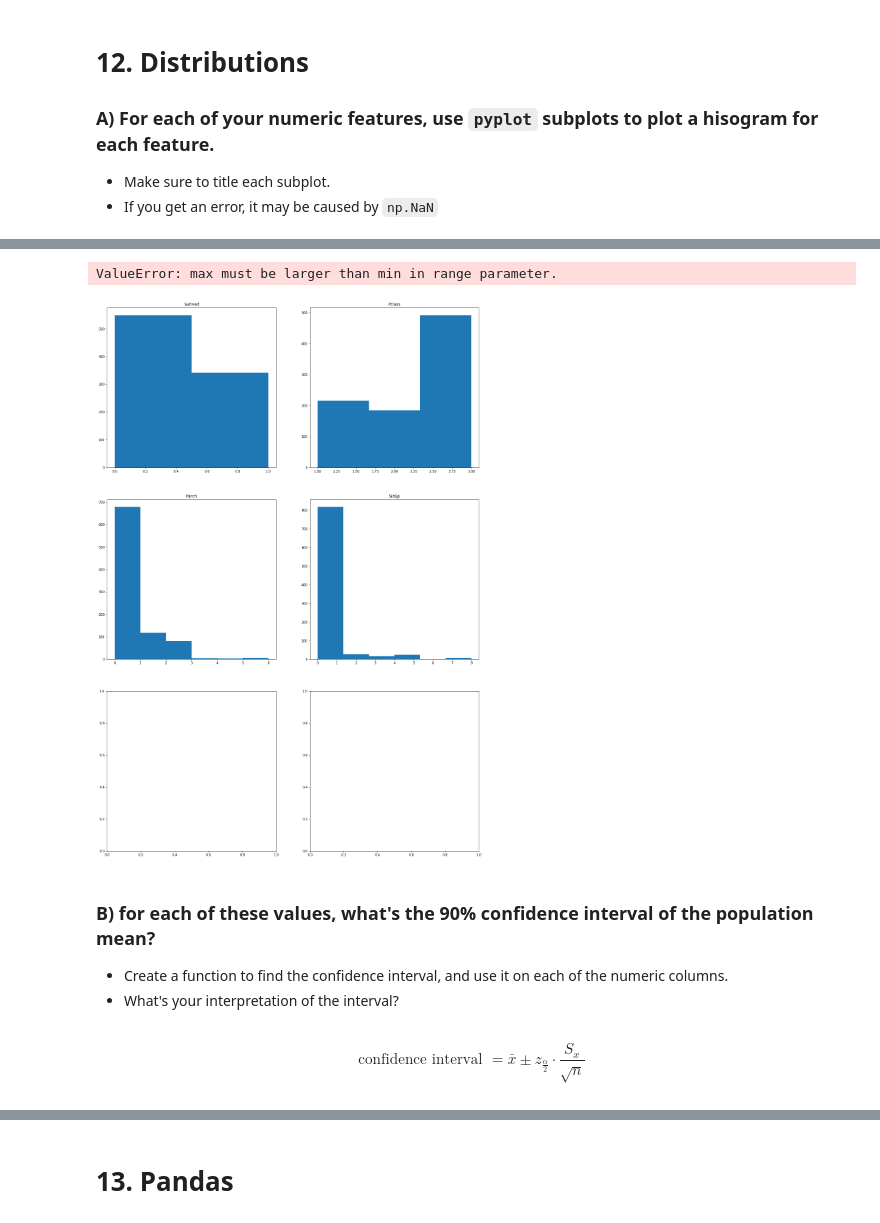
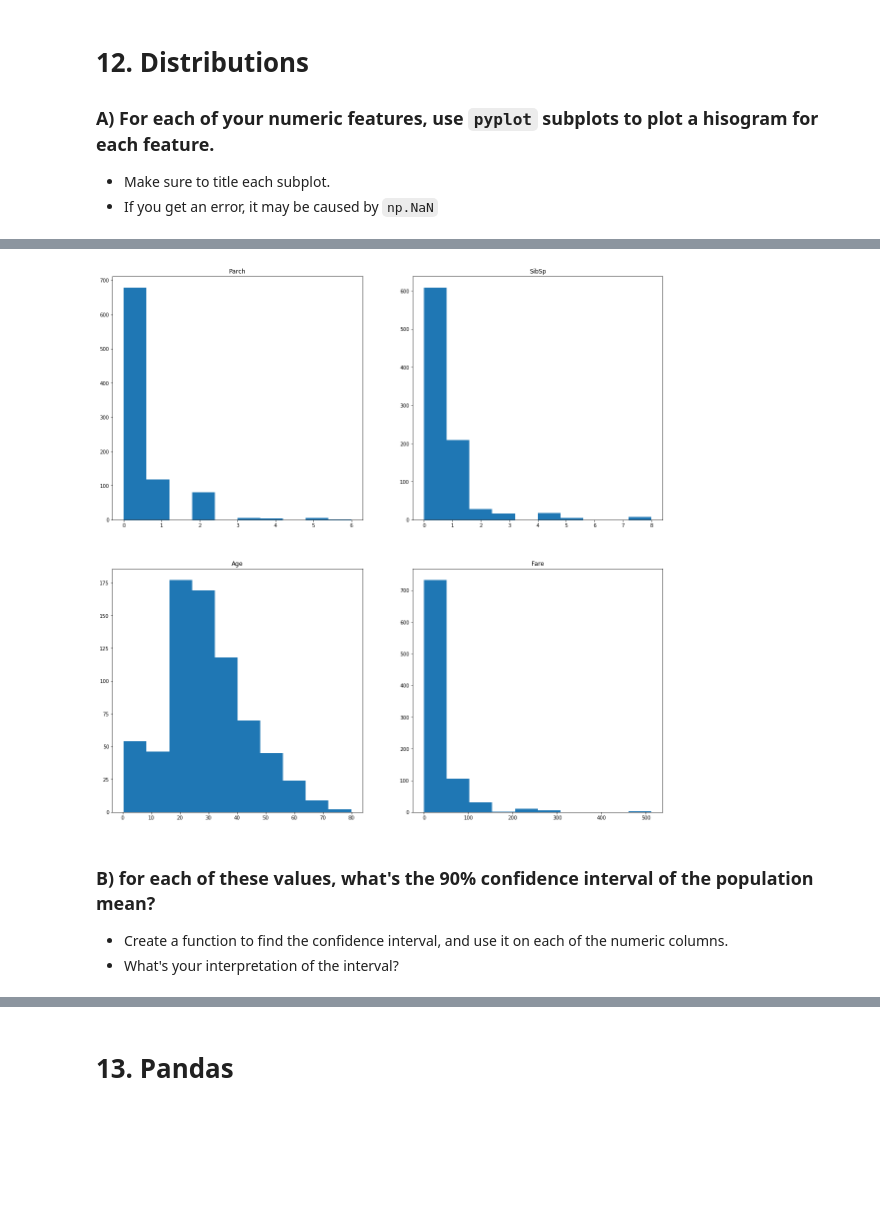
Before and after one commit to Uyentruong236/DSI_Project_1-Predicting_Titanic_Survival, a Jupyter notebook: Project_1_titanic_starter_code.ipynb, the cells around one changed output, grey strips where cells are left out. Drawn from its saved outputs; the diff is of its cells as text; code cells hidden in the pictures; blank space fills up the shorter version.

```diff
--- a/Project_1_titanic_starter_code.ipynb
+++ b/Project_1_titanic_starter_code.ipynb
@@ -480,21 +502,16 @@ titanic.iloc[0:6]
 # %%
 # Your code here import matplotlib.pyplot as plt
-figure, ax = plt.subplots(nrows=3, ncols=2, figsize=(20, 30))
-ax[0,0].hist(data_dict_columns['Survived'], bins = 2)
-ax[0,0].title.set_text('Surived')
-ax[0,1].hist(data_dict_columns['Pclass'], bins = 3)
-ax[0,1].title.set_text('Pclass')
-ax[1,0].hist(data_dict_columns['Parch'], bins = 6)
-ax[1,0].title.set_text('Parch')
-ax[1,1].hist(data_dict_columns['SibSp'], bins = 6)
-ax[1,1].title.set_text('SibSp')
-ax[2,0].hist(data_dict_columns['Age'], bins = 6)
-ax[2,0].title.set_text('Age')
-ax[2,1].hist(data_dict_columns['Fare'], bins = 6)
-ax[2,1].title.set_text('Fare')
+figure, ax = plt.subplots(nrows=2, ncols=2, figsize=(20, 20))
+ax[0,0].hist([x for x in data_dict_columns['Parch'] if not np.isnan(x)])
+ax[0,0].title.set_text('Parch')
+ax[0,1].hist(([x for x in data_dict_columns['SibSp'] if not np.isnan(x)]))
+ax[0,1].title.set_text('SibSp')
+ax[1,0].hist(([x for x in data_dict_columns['Age'] if not np.isnan(x)]))
+ax[1,0].title.set_text('Age')
+ax[1,1].hist(([x for x in data_dict_columns['Fare'] if not np.isnan(x)]))
+ax[1,1].title.set_text('Fare')
 # %% [output]
-ValueError: max must be larger than min in range parameter.
-[figure, old version]
+[figure, new version]
 # %% [markdown]
 ### B) for each of these values, what's the 90% confidence interval of the population mean?
 
@@ -506,4 +519,0 @@ def con_interval(data_list, .1)
-# %% [markdown]
-$$
-\text{confidence interval }= \bar{x} \pm z_{\frac\alpha2}\cdot\frac{S_x}{\sqrt{n}}
-$$
```
Also changed, not shown: parts of 28 cells of this notebook.
